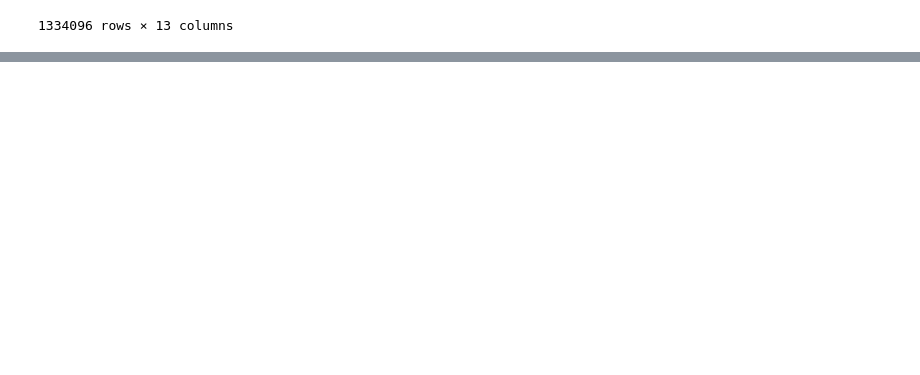
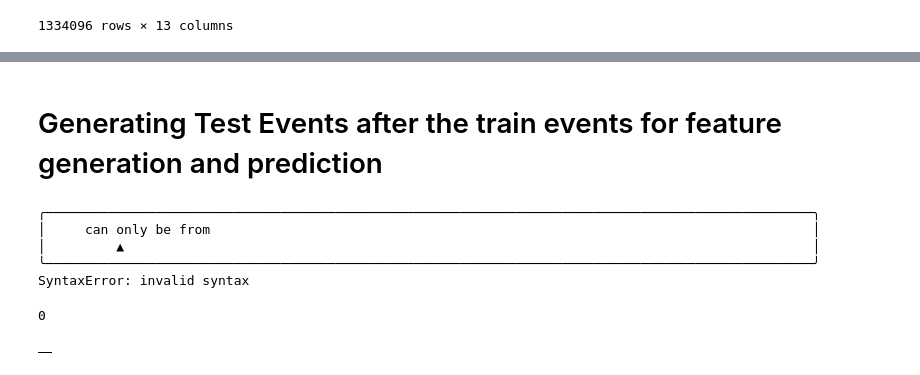
Before and after one commit to cyberbeam524/cautious-parakeet, a Jupyter notebook: notebooks/0_clickstream.ipynb, the cells around one changed output, grey strips where cells are left out. Cells and saved outputs as stored; diff of their text form; code cells hidden in the pictures; blank space fills up the shorter version.

```diff
--- a/notebooks/0_clickstream.ipynb
+++ b/notebooks/0_clickstream.ipynb
@@ -429,0 +650,2 @@ df_all.to_csv(f's3://{BUCKET}/raw_clicks/clickstream.csv', index=False)
+# %% [markdown]
+# Generating Test Events after the train events for feature generation and prediction
@@ -429,0 +657,34 @@ df_all.to_csv(f's3://{BUCKET}/raw_clicks/clickstream.csv', index=False)
+# %%
+
+# Example usage:
+start_time = "2025-03-08 14:33:56"
+start_time = "2025-03-12 02:01:45"
+customer_id = random.randint(1, 1000)
+session_events = generate_session_events_period(customer_id, start_time, end_time)
+# print(json.dumps(session_events, indent=2))
+
+
+currentSessions, totalSessions = 0, 10
+allSessions3 = []
+# Continuously generate and send session events
+while currentSessions < totalSessions:
+    print(currentSessions)
+    # Pick a random customer
+    # customer_id = random.randint(1, 1000)
+    # can only be from
+    session_events = generate_session_events_period(customer_id, start_time, end_time)
+    allSessions3.extend(session_events)
+    currentSessions += 1
+# %% [output]
+╭──────────────────────────────────────────────────────────────────────────────────────────────────╮
+│     can only be from                                                                             │
+│         ▲                                                                                        │
+╰──────────────────────────────────────────────────────────────────────────────────────────────────╯
+SyntaxError: invalid syntax
+# %%
+df_test = pd.DataFrame(allSessions3)
+print(len(df_test))
+df_test.head()
+# %% [output]
+0
+|  |
```
Also changed, not shown: parts of 16 cells of this notebook, 6 other files.
